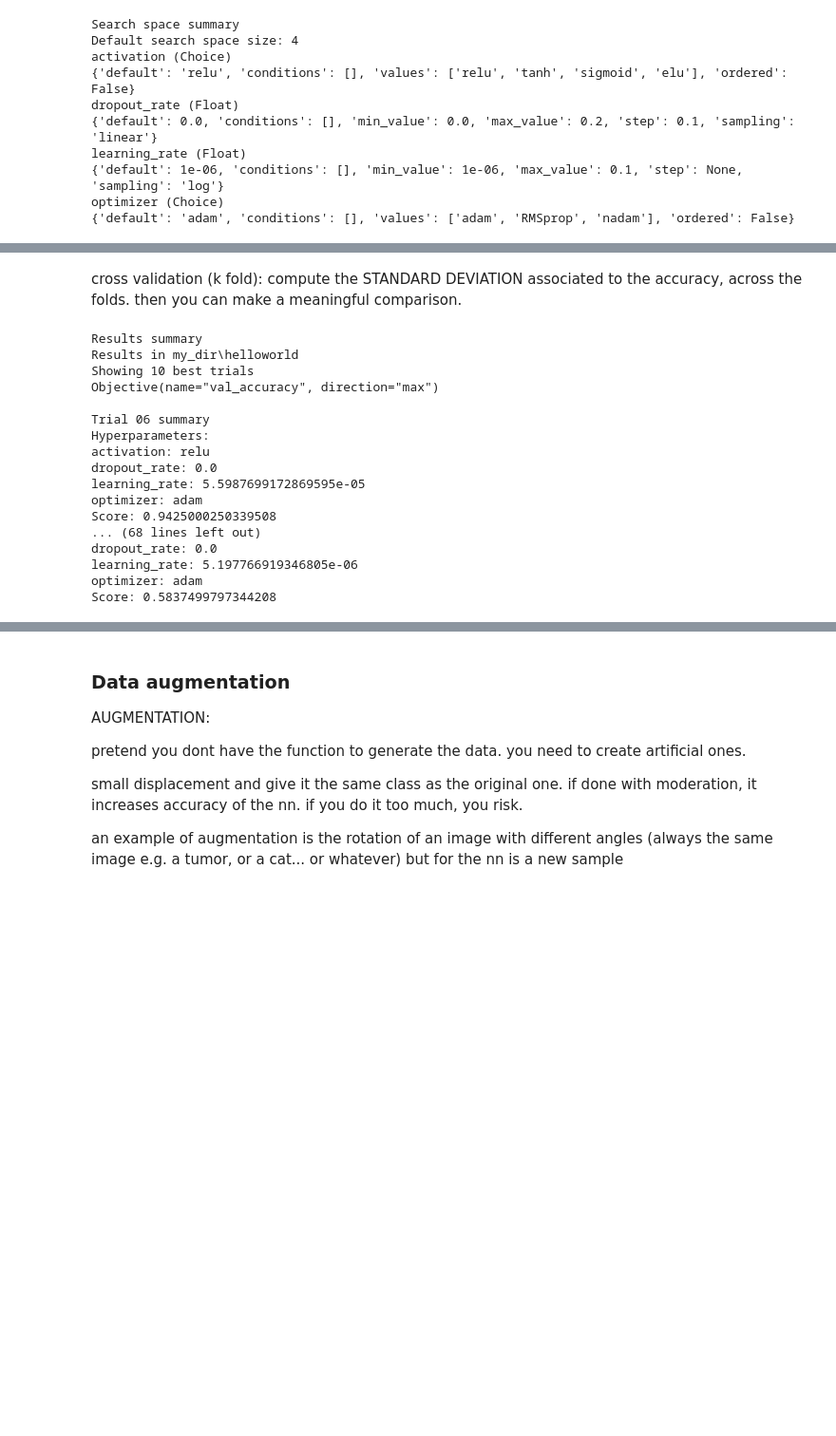
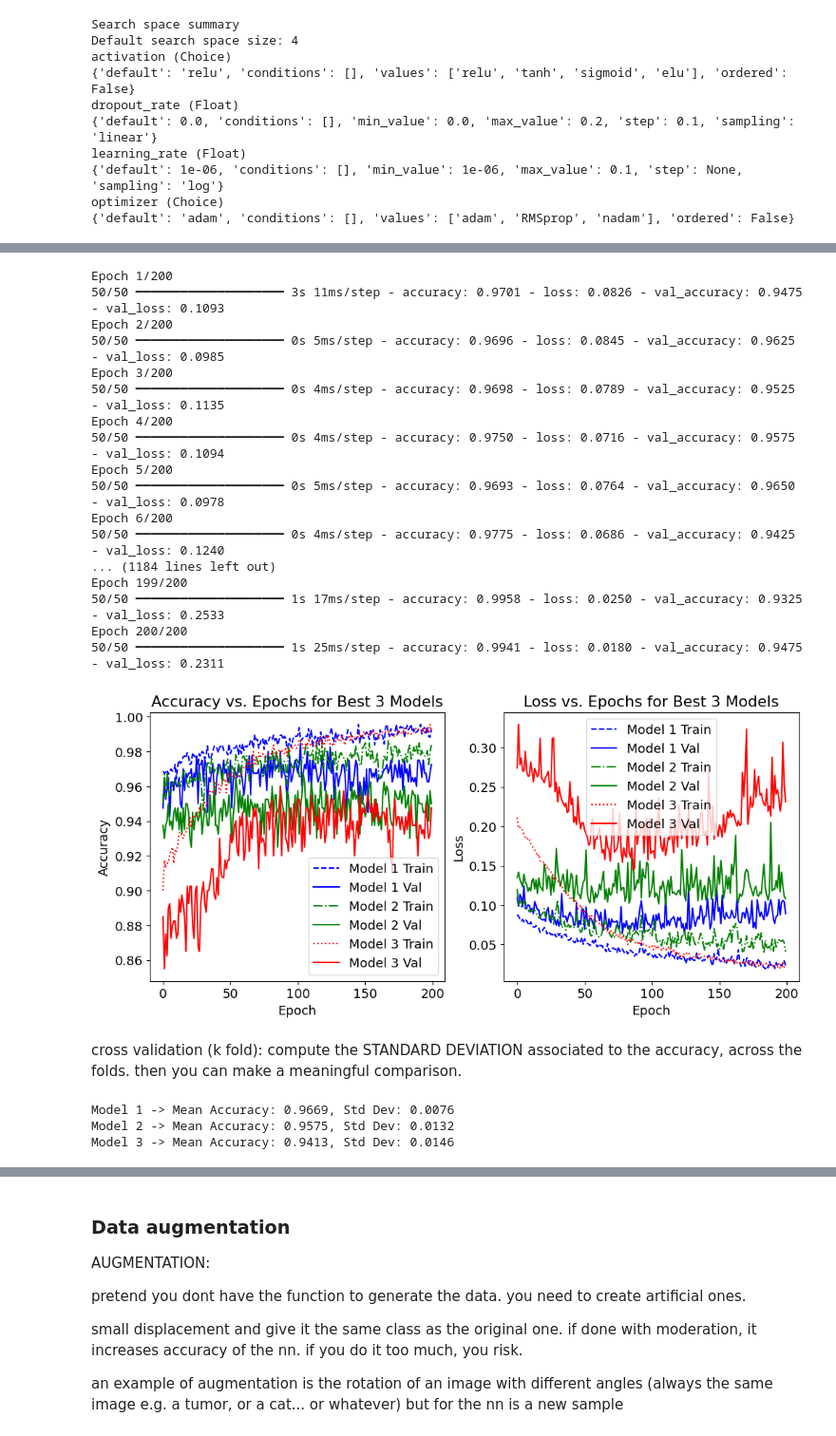
Before and after one commit to angelabortolato/LCP_B_Angela, a Jupyter notebook: ex1/group2501_exercise_1 copy.ipynb, the cells around one changed output, grey strips where cells are left out. Shown at 95% size. Drawn from its saved outputs; the diff is of its cells as text; code cells hidden in the pictures; blank space fills up the shorter version.

```diff
--- a/ex1/group2501_exercise_1 copy.ipynb
+++ b/ex1/group2501_exercise_1 copy.ipynb
@@ -199,7 +203,7 @@ for model in best_models:
     history = model.fit(
         x_train, y_train,
         validation_data=(x_valid, y_valid),
-        epochs=20,  # Adjust epochs as needed
+        epochs=200,  # Adjust epochs as needed
         batch_size=32,
         verbose=1
     )
@@ -208,33 +212,52 @@ for model in best_models:
 # Define colors and linestyles for different models
 colors = ["b", "g", "r"]  # Blue, Green, Red for 3 models
 linestyles = ["--", "-.", ":"]  # Different line styles
 
 # Create subplots: Accuracy & Loss
 fig, AX = plt.subplots(1, 2, figsize=(12, 5))
 
 # Plot Accuracy
 ax = AX[0]
 for i, history in enumerate(history_list):
     ax.plot(history.history['accuracy'], label=f"Model {i+1} Train", c=colors[i], ls=linestyles[i])
     ax.plot(history.history['val_accuracy'], label=f"Model {i+1} Val", c=colors[i])
 
 ax.set_xlabel("Epoch")
 ax.set_ylabel("Accuracy")
 ax.set_title("Accuracy vs. Epochs for Best 3 Models")
 ax.legend()
 
 # Plot Loss
 ax = AX[1]
 for i, history in enumerate(history_list):
     ax.plot(history.history['loss'], label=f"Model {i+1} Train", c=colors[i], ls=linestyles[i])
     ax.plot(history.history['val_loss'], label=f"Model {i+1} Val", c=colors[i])
 
 ax.set_xlabel("Epoch")
 ax.set_ylabel("Loss")
 ax.set_title("Loss vs. Epochs for Best 3 Models")
 ax.legend()
 
 plt.show()
+# %% [output]
+Epoch 1/200
+50/50 ━━━━━━━━━━━━━━━━━━━━ 3s 11ms/step - accuracy: 0.9701 - loss: 0.0826 - val_accuracy: 0.9475 - val_loss: 0.1093
+Epoch 2/200
+50/50 ━━━━━━━━━━━━━━━━━━━━ 0s 5ms/step - accuracy: 0.9696 - loss: 0.0845 - val_accuracy: 0.9625 - val_loss: 0.0985
+Epoch 3/200
+50/50 ━━━━━━━━━━━━━━━━━━━━ 0s 4ms/step - accuracy: 0.9698 - loss: 0.0789 - val_accuracy: 0.9525 - val_loss: 0.1135
+Epoch 4/200
+50/50 ━━━━━━━━━━━━━━━━━━━━ 0s 4ms/step - accuracy: 0.9750 - loss: 0.0716 - val_accuracy: 0.9575 - val_loss: 0.1094
+Epoch 5/200
+50/50 ━━━━━━━━━━━━━━━━━━━━ 0s 5ms/step - accuracy: 0.9693 - loss: 0.0764 - val_accuracy: 0.9650 - val_loss: 0.0978
+Epoch 6/200
+50/50 ━━━━━━━━━━━━━━━━━━━━ 0s 4ms/step - accuracy: 0.9775 - loss: 0.0686 - val_accuracy: 0.9425 - val_loss: 0.1240
+... (1184 lines left out)
+Epoch 199/200
+50/50 ━━━━━━━━━━━━━━━━━━━━ 1s 17ms/step - accuracy: 0.9958 - loss: 0.0250 - val_accuracy: 0.9325 - val_loss: 0.2533
+Epoch 200/200
+50/50 ━━━━━━━━━━━━━━━━━━━━ 1s 25ms/step - accuracy: 0.9941 - loss: 0.0180 - val_accuracy: 0.9475 - val_loss: 0.2311
+[figure, added]
 # %% [markdown]
 cross validation (k fold): compute the STANDARD DEVIATION associated to the accuracy, across the folds. then you can make a meaningful comparison.
 # %%
@@ -272,23 +295,9 @@ for i, model in enumerate(best_models):
 
     print(f"Model {i+1} -> Mean Accuracy: {mean_accuracy:.4f}, Std Dev: {std_accuracy:.4f}")
 # %% [output]
-Results summary
-Results in my_dir\helloworld
-Showing 10 best trials
-Objective(name="val_accuracy", direction="max")
-
-Trial 06 summary
-Hyperparameters:
-activation: relu
-dropout_rate: 0.0
-learning_rate: 5.5987699172869595e-05
-optimizer: adam
-Score: 0.9425000250339508
-... (68 lines left out)
-dropout_rate: 0.0
-learning_rate: 5.197766919346805e-06
-optimizer: adam
-Score: 0.5837499797344208
+Model 1 -> Mean Accuracy: 0.9669, Std Dev: 0.0076
+Model 2 -> Mean Accuracy: 0.9575, Std Dev: 0.0132
+Model 3 -> Mean Accuracy: 0.9413, Std Dev: 0.0146
 # %%
 dX = .1
 X1 = np.arange(0,10+dX, dX)
```
Also changed, not shown: parts of 3 cells of this notebook.
